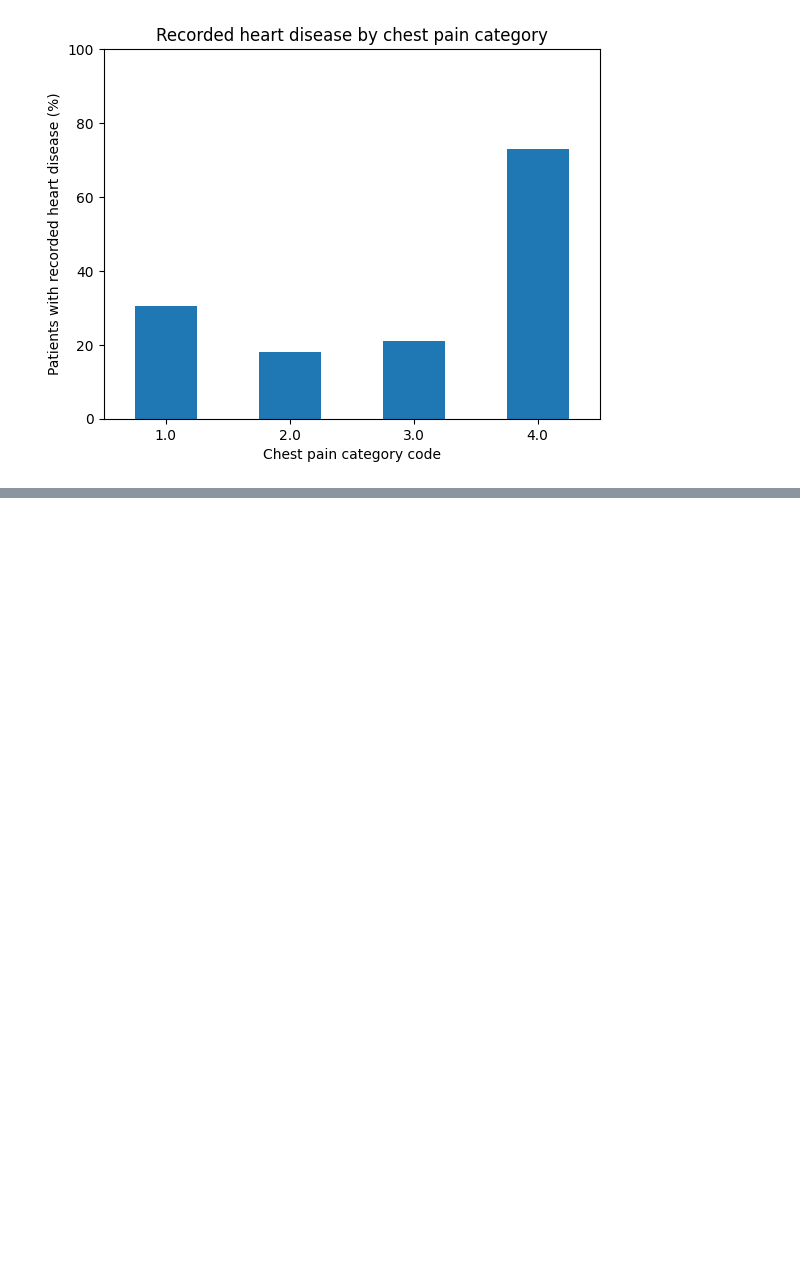
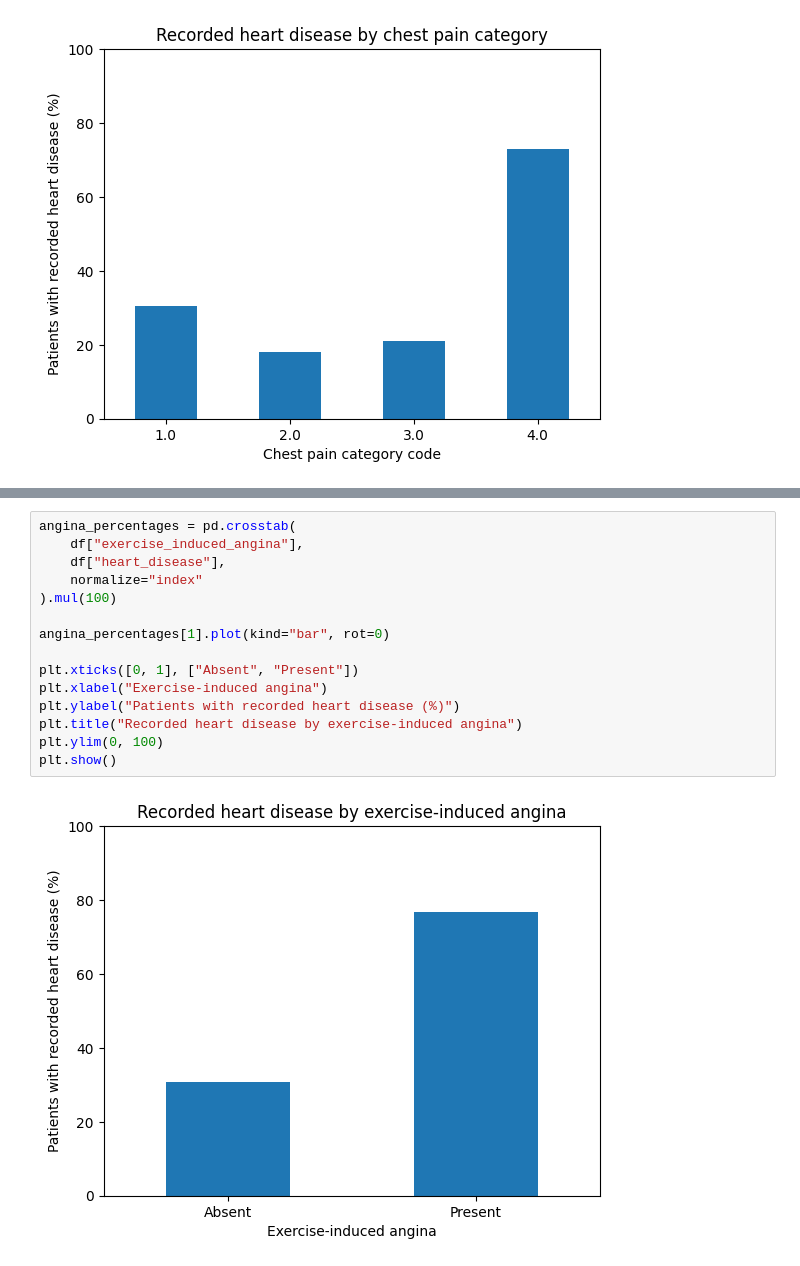
Before and after one commit to DafyddFuture/heart-disease-analysis, a Jupyter notebook: notebooks/01_heart_disease_data_audit.ipynb, the cells around one changed output, grey strips where cells are left out. Drawn from its saved outputs; the diff is of its cells as text; blank space fills up the shorter version.

Commit message:
Complete heart disease exploratory analysis and findings

```diff
--- a/notebooks/01_heart_disease_data_audit.ipynb
+++ b/notebooks/01_heart_disease_data_audit.ipynb
@@ -300,0 +324,17 @@ plt.show()
+# %%
+angina_percentages = pd.crosstab(
+    df["exercise_induced_angina"],
+    df["heart_disease"],
+    normalize="index"
+).mul(100)
+
+angina_percentages[1].plot(kind="bar", rot=0)
+
+plt.xticks([0, 1], ["Absent", "Present"])
+plt.xlabel("Exercise-induced angina")
+plt.ylabel("Patients with recorded heart disease (%)")
+plt.title("Recorded heart disease by exercise-induced angina")
+plt.ylim(0, 100)
+plt.show()
+# %% [output]
+[figure, added]
```
Also changed, not shown: parts of 3 cells of this notebook.
